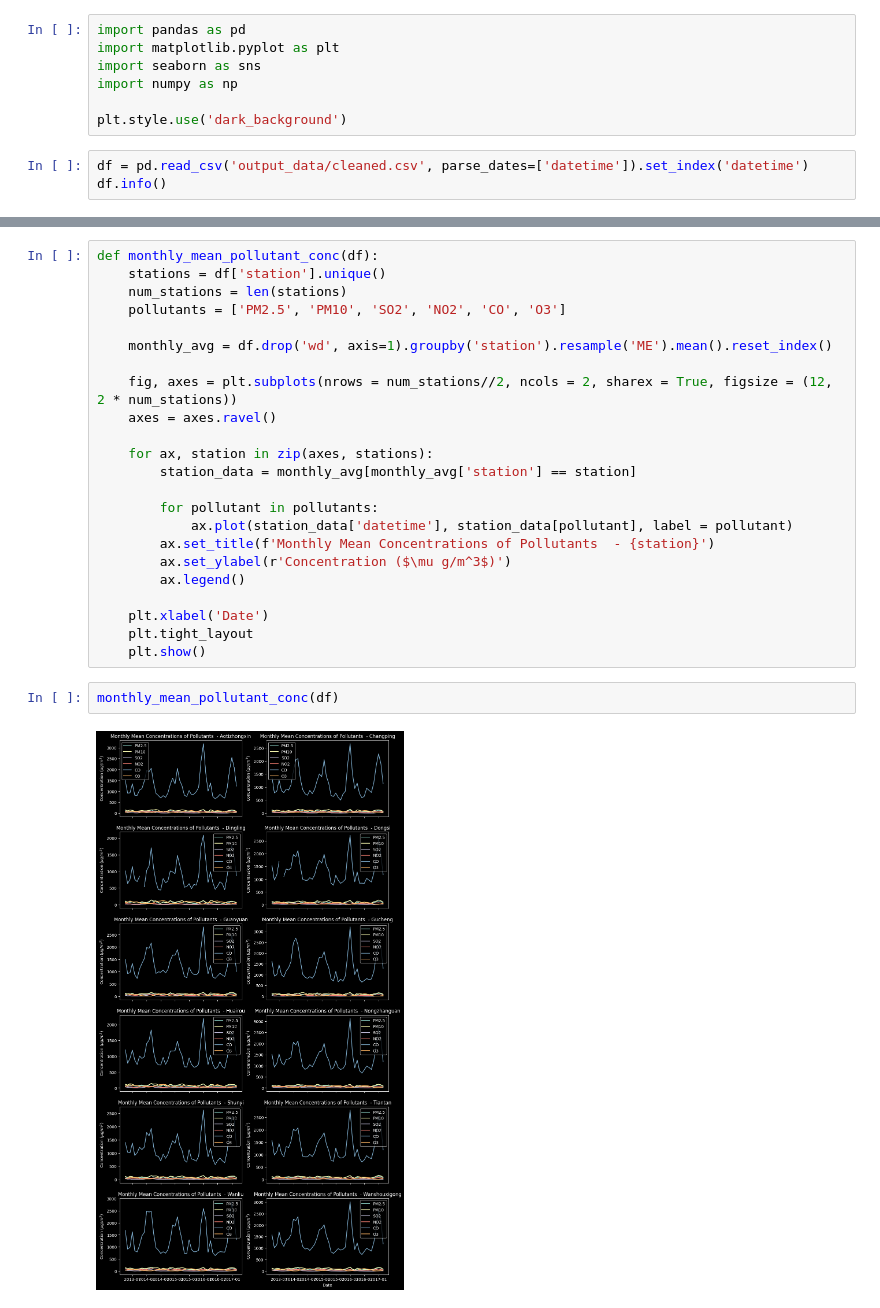
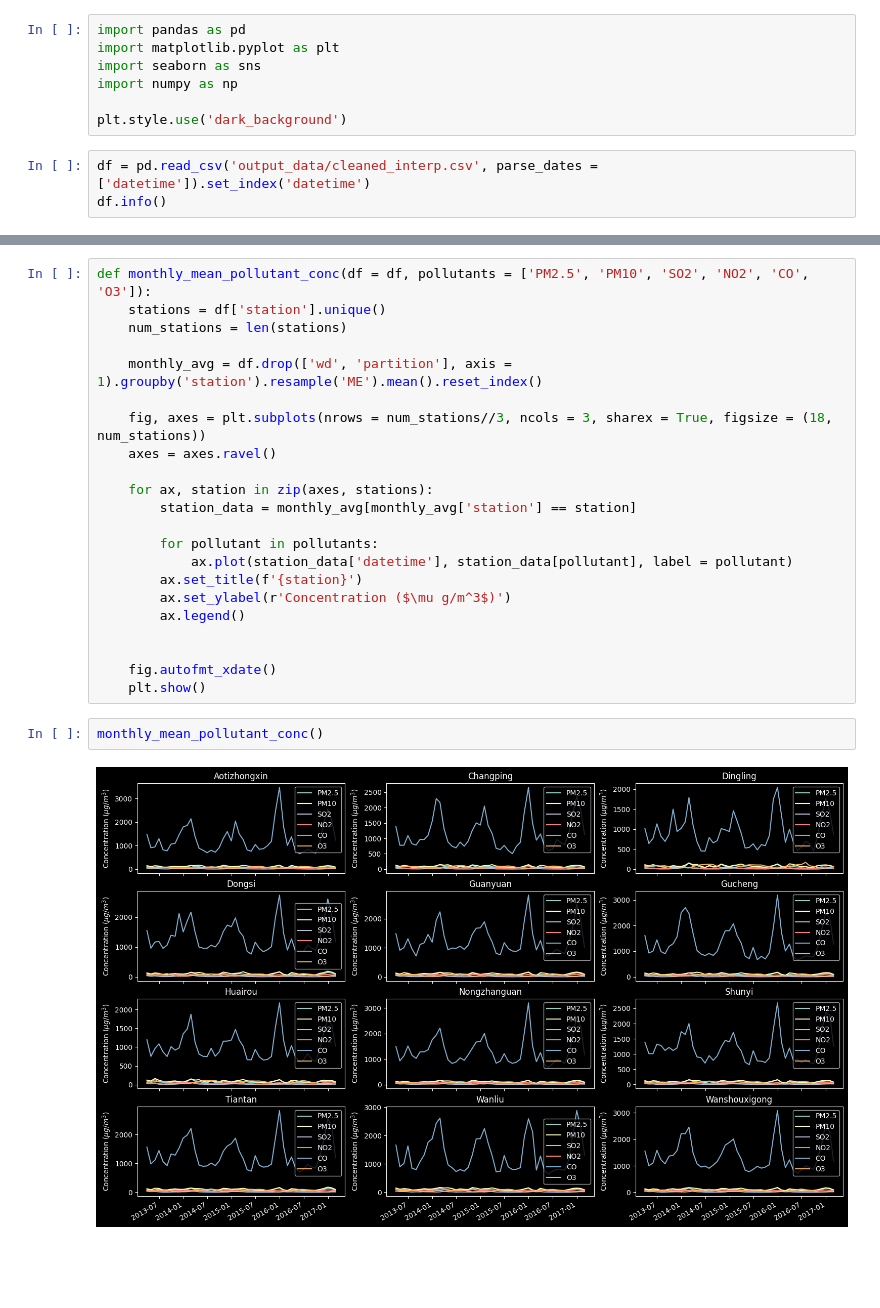
Before and after one commit to justinwhare/Air-Quality-Forecasting, a Jupyter notebook: EDA.ipynb, the cells around one changed output, grey strips where cells are left out. Saved outputs shown, nothing was run; the diff lists cells and outputs as text; blank space fills up the shorter version.

Commit message:
reformatting plots for readability, adding seasonality and acf/pacf plots

```diff
--- a/EDA.ipynb
+++ b/EDA.ipynb
@@ -6,7 +6,7 @@ import numpy as np
 
 plt.style.use('dark_background')
 # %%
-df = pd.read_csv('output_data/cleaned.csv', parse_dates=['datetime']).set_index('datetime')
+df = pd.read_csv('output_data/cleaned_interp.csv', parse_dates = ['datetime']).set_index('datetime')
 df.info()
 # %% [output]
 <class 'pandas.core.frame.DataFrame'>
@@ -80,12 +71,11 @@ df_interp[df_interp.select_dtypes(include='float64').columns].describe()
 # %%
-def monthly_mean_pollutant_conc(df):
+def monthly_mean_pollutant_conc(df = df, pollutants = ['PM2.5', 'PM10', 'SO2', 'NO2', 'CO', 'O3']):
     stations = df['station'].unique()
     num_stations = len(stations)
-    pollutants = ['PM2.5', 'PM10', 'SO2', 'NO2', 'CO', 'O3']
 
-    monthly_avg = df.drop('wd', axis=1).groupby('station').resample('ME').mean().reset_index()
+    monthly_avg = df.drop(['wd', 'partition'], axis = 1).groupby('station').resample('ME').mean().reset_index()
 
-    fig, axes = plt.subplots(nrows = num_stations//2, ncols = 2, sharex = True, figsize = (12, 2 * num_stations))
+    fig, axes = plt.subplots(nrows = num_stations//3, ncols = 3, sharex = True, figsize = (18, num_stations))
     axes = axes.ravel()
 
     for ax, station in zip(axes, stations):
@@ -93,14 +83,14 @@ def monthly_mean_pollutant_conc(df):
 
         for pollutant in pollutants:
             ax.plot(station_data['datetime'], station_data[pollutant], label = pollutant)
-        ax.set_title(f'Monthly Mean Concentrations of Pollutants  - {station}')
+        ax.set_title(f'{station}')
         ax.set_ylabel(r'Concentration ($\mu g/m^3$)')
         ax.legend()
 
-    plt.xlabel('Date')
-    plt.tight_layout
+
+    fig.autofmt_xdate()
     plt.show()
 # %%
-monthly_mean_pollutant_conc(df)
+monthly_mean_pollutant_conc()
 # %% [output]
-[figure, old version]
+[figure, new version]
```
Also changed, not shown: parts of 16 cells of this notebook.
